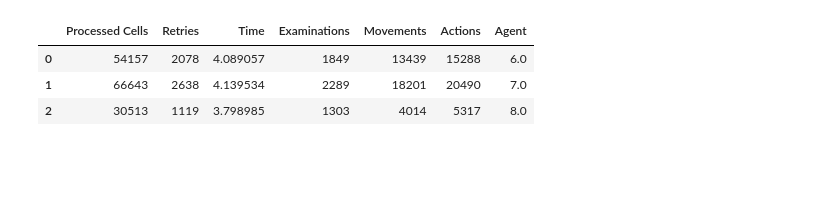
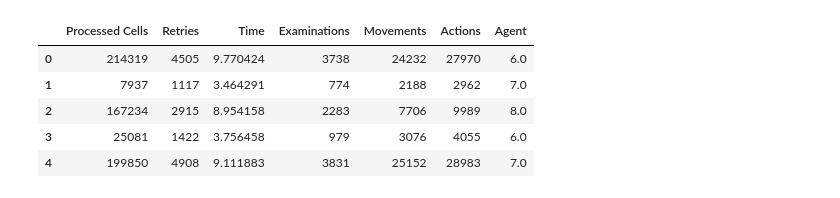
Before and after one commit to advil64/probabilistic-sensing, a Jupyter notebook: test.ipynb, the cells around one changed output. Saved outputs shown, nothing was run; the diff lists cells and outputs as text; code cells hidden in the pictures; blank space fills up the shorter version.

```diff
--- a/test.ipynb
+++ b/test.ipynb
@@ -11,18 +12,20 @@ import json
 # %%
 # measure probability calculation efficiency
 results_df = pd.DataFrame(columns = ['Processed Cells', 'Retries', 'Time', 'Examinations', 'Movements', 'Actions'])
 agents = ["Agent 6", "Agent 7", "Agent 8"]
 
-for x in range(1):
-  command = 'python main.py -d 25 -p 0.3'
-  out = json.loads(str(check_output(command, cwd='/Users/advithchegu/Desktop/Rutgers/Fall 2021/AI/Assignment 3/src', shell=True)).lstrip("b'").rstrip("'").replace("\\n", ""))
+for x in range(100):
+  command = 'python main.py -d 50 -p 0.3'
+  out = json.loads(str(check_output(command, cwd='/common/home/ac1771/Desktop/probabilistic-sensing/src', shell=True)).lstrip("b'").rstrip("'").replace("\\n", ""))
 
   for i,a in enumerate(agents):
     results_df = results_df.append([{'Agent': i+6, 'Processed Cells': out[a]["processed"], 'Retries': out[a]["retries"], 'Time': out[a]["time"], 'Examinations': out[a]["examinations"], 'Movements': out[a]["movements"], 'Actions': out[a]["examinations"] + out[a]["movements"]}], ignore_index=True)
 
 results_df.head()
 # %% [output]
 |  | Processed Cells | Retries | Time | Examinations | Movements | Actions | Agent |
-| 0 | 54157 | 2078 | 4.089057 | 1849 | 13439 | 15288 | 6.0 |
-| 1 | 66643 | 2638 | 4.139534 | 2289 | 18201 | 20490 | 7.0 |
-| 2 | 30513 | 1119 | 3.798985 | 1303 | 4014 | 5317 | 8.0 |
+| 0 | 214319 | 4505 | 9.770424 | 3738 | 24232 | 27970 | 6.0 |
+| 1 | 7937 | 1117 | 3.464291 | 774 | 2188 | 2962 | 7.0 |
+| 2 | 167234 | 2915 | 8.954158 | 2283 | 7706 | 9989 | 8.0 |
+| 3 | 25081 | 1422 | 3.756458 | 979 | 3076 | 4055 | 6.0 |
+| 4 | 199850 | 4908 | 9.111883 | 3831 | 25152 | 28983 | 7.0 |
```
Also changed, not shown: parts of 6 cells of this notebook, 2 other files.
